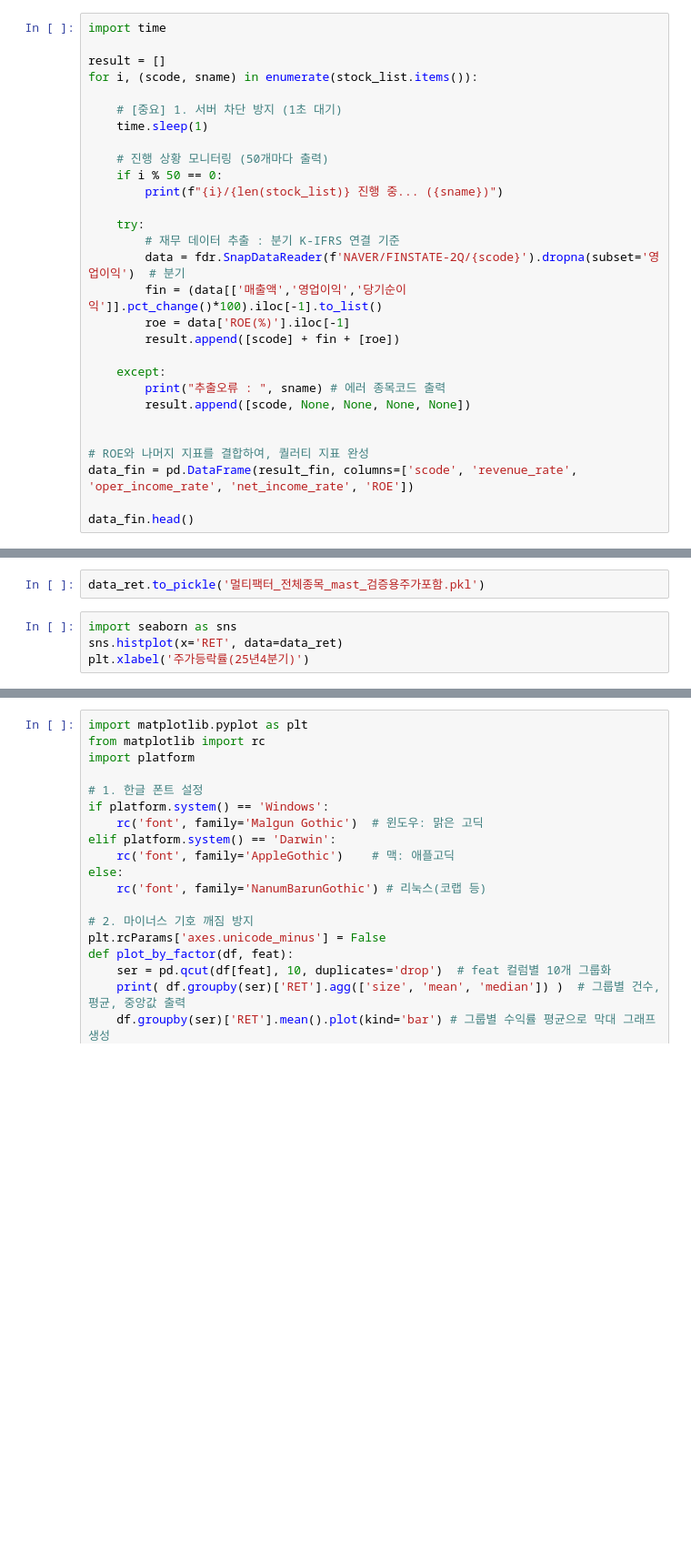
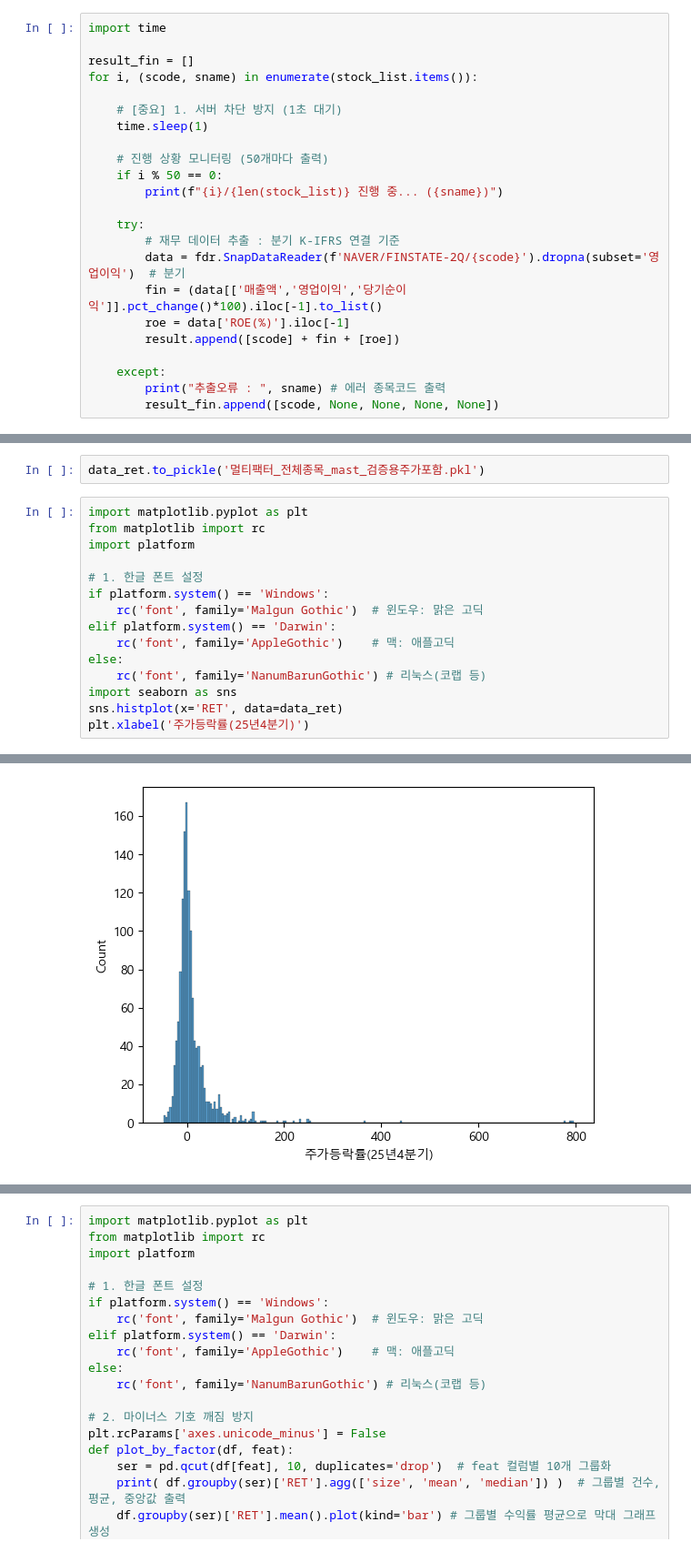
Before and after one commit to DrFirstLee/python_investment, a Jupyter notebook: 2장/2.4 멀티팩터 생성하기 (전체 종목).ipynb, the cells around one changed output, grey strips where cells are left out. Shown at 91% size. Cells and saved outputs as stored; diff of their text form; blank space fills up the shorter version.

```diff
--- a/2장/2.4 멀티팩터 생성하기 (전체 종목).ipynb
+++ b/2장/2.4 멀티팩터 생성하기 (전체 종목).ipynb
@@ -213,7 +213,7 @@ data_val.head()
 # %%
 import time
 
-result = []
+result_fin = []
 for i, (scode, sname) in enumerate(stock_list.items()):
 
     # [중요] 1. 서버 차단 방지 (1초 대기)
@@ -232,13 +232,7 @@ for i, (scode, sname) in enumerate(stock_list.items()):
 
     except:
         print("추출오류 : ", sname) # 에러 종목코드 출력
-        result.append([scode, None, None, None, None])
-
-
-# ROE와 나머지 지표를 결합하여, 퀄러티 지표 완성
-data_fin = pd.DataFrame(result_fin, columns=['scode', 'revenue_rate', 'oper_income_rate', 'net_income_rate', 'ROE'])
-
-data_fin.head()
+        result_fin.append([scode, None, None, None, None])
 # %% [output]
 0/1328 진행 중... (삼성전자)
 추출오류 :  삼성에피스홀딩스
@@ -328,6 +440,18 @@ data_ret.head(5).T
 # %%
 data_ret.to_pickle('멀티팩터_전체종목_mast_검증용주가포함.pkl')
 # %%
+import matplotlib.pyplot as plt
+from matplotlib import rc
+import platform
+
+# 1. 한글 폰트 설정
+if platform.system() == 'Windows':
+    rc('font', family='Malgun Gothic')  # 윈도우: 맑은 고딕
+elif platform.system() == 'Darwin':
+    rc('font', family='AppleGothic')    # 맥: 애플고딕
+else:
+    rc('font', family='NanumBarunGothic') # 리눅스(코랩 등)
 import seaborn as sns
 sns.histplot(x='RET', data=data_ret)
 plt.xlabel('주가등락률(25년4분기)')
+# %% [output]
@@ -334,2 +459,3 @@ plt.xlabel('주가등락률(25년4분기)')
+[figure, added]
 # %%
 data_ret['RET'].describe(percentiles=[0.1, 0.25, 0.5, 0.75, 0.9])
```
Also changed, not shown: parts of 25 cells of this notebook, 5 other files.
